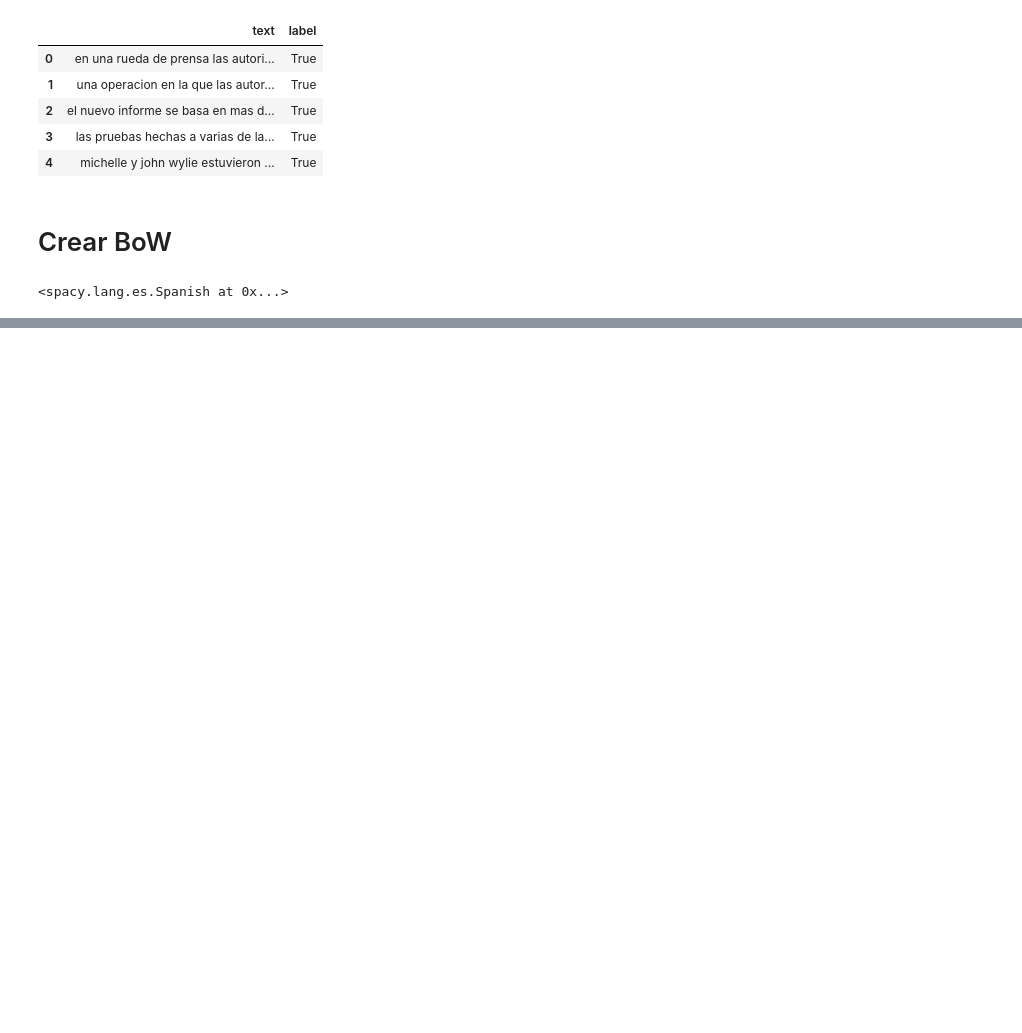
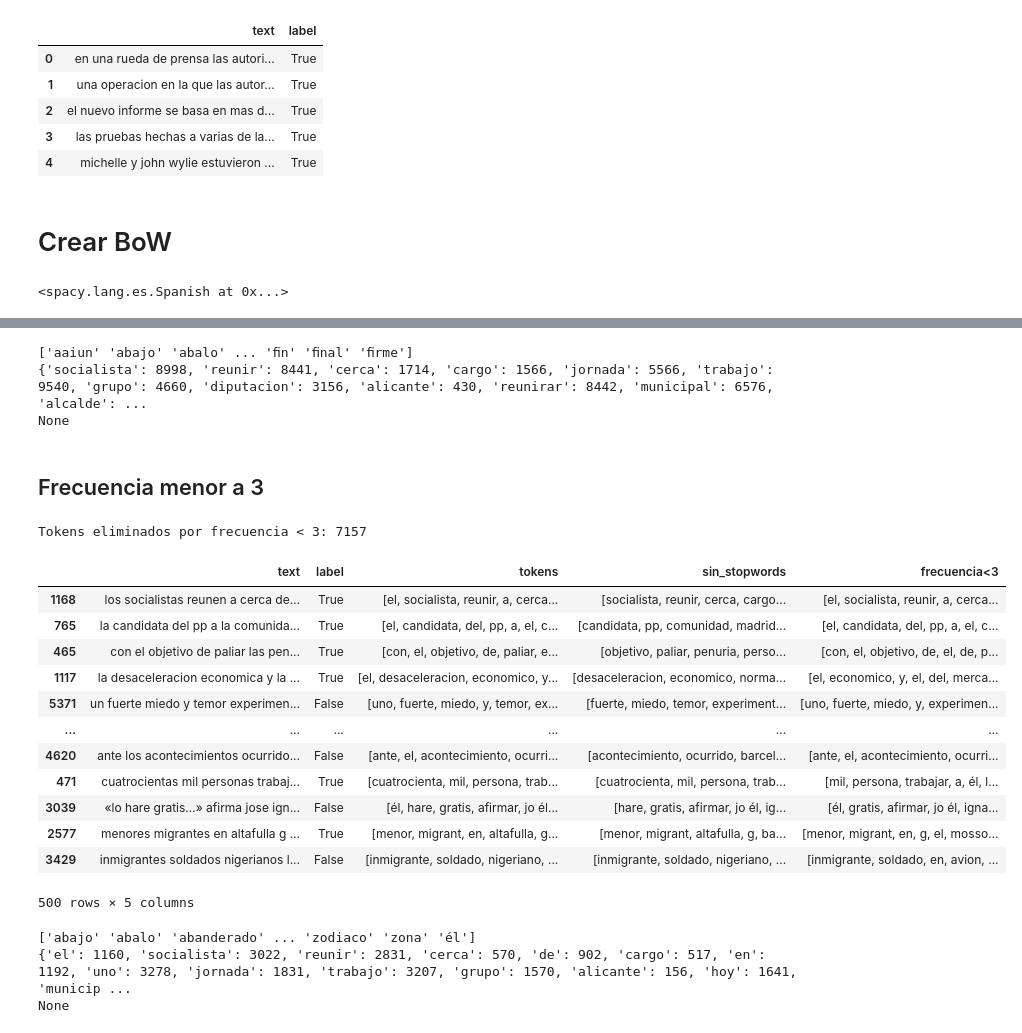
Before and after one commit to AlejandroFeriaGonzalez/SilkNews, a Jupyter notebook: src/notebooks/extraccion_caracteristicas.ipynb, the cells around one changed output, grey strips where cells are left out. Drawn from its saved outputs; the diff is of its cells as text; code cells hidden in the pictures; blank space fills up the shorter version.

```diff
--- a/src/notebooks/extraccion_caracteristicas.ipynb
+++ b/src/notebooks/extraccion_caracteristicas.ipynb
@@ -9,7 +9,13 @@ BASE_DIR
 WindowsPath('C:/Users/Alejandro Feria/Desktop/Unal/8 semestre/pnl/SilkNews')
 # %%
 clean_df = pd.read_csv(f"{BASE_DIR}/src/data/clean_data/noticias_combinadas.csv")
+clean_df['text'] = clean_df['text'].astype(str)
 print(clean_df.shape)
+
+muestra = 500
+muestras_df = clean_df.sample(muestra, random_state=42)
+print(muestras_df.shape)
+
 clean_df.head()
 # %% [output]
 (5568, 2)
@@ -33,0 +39,5 @@ vectorizer = CountVectorizer()
+# %%
+def tokenize(text: str) -> list[str]:
+  return [token.lemma_ for token in nlp(text) if not token.is_punct and not token.is_space]
+
+muestras_df["tokens"] = muestras_df["text"].apply(tokenize)
@@ -33,0 +55,6 @@ vectorizer = CountVectorizer()
+# %%
+def remove_stopwords(tokens: list[str]) -> list[str]:
+  return [token for token in tokens if not nlp.vocab[token].is_stop]
+
+muestras_df["sin_stopwords"] = muestras_df["tokens"].apply(remove_stopwords)
+muestras_df.head()
@@ -33,0 +68,49 @@ vectorizer = CountVectorizer()
+# %%
+countVectorizer_sin_stopwords = CountVectorizer()
+x_bow_sin_stopwords = countVectorizer_sin_stopwords.fit_transform(muestras_df["sin_stopwords"].str.join(sep=" ").to_numpy())
+print(countVectorizer_sin_stopwords.get_feature_names_out())
+# print(x_bow_sin_stopwords.toarray())
+print(print(countVectorizer_sin_stopwords.vocabulary_))
+# %% [output]
+['aaiun' 'abajo' 'abalo' ... 'ﬁn' 'ﬁnal' 'ﬁrme']
+{'socialista': 8998, 'reunir': 8441, 'cerca': 1714, 'cargo': 1566, 'jornada': 5566, 'trabajo': 9540, 'grupo': 4660, 'diputacion': 3156, 'alicante': 430, 'reunirar': 8442, 'municipal': 6576, 'alcalde': ...
+None
+# %% [markdown]
+## Frecuencia menor a 3
+# %%
+import collections
+# si la frencuencia es menos de 3 eliminar palabras
+all_tokens = [token for sublist in muestras_df["tokens"] for token in sublist]
+token_counts = collections.Counter(all_tokens)
+tokens_to_remove = {token for token, count in token_counts.items() if count < 3}
+muestras_df["frecuencia<3"] = muestras_df["tokens"].apply(lambda tokens: [token for token in tokens if token not in tokens_to_remove])
+
+print(f"Tokens eliminados por frecuencia < 3: {len(tokens_to_remove)}")
+# %% [output]
+Tokens eliminados por frecuencia < 3: 7157
+# %%
+muestras_df
+# %% [output]
+|  | text | label | tokens | sin_stopwords | frecuencia<3 |
+| 1168 | los socialistas reunen a cerca de... | True | [el, socialista, reunir, a, cerca... | [socialista, reunir, cerca, cargo... | [el, socialista, reunir, a, cerca... |
+| 765 | la candidata del pp a la comunida... | True | [el, candidata, del, pp, a, el, c... | [candidata, pp, comunidad, madrid... | [el, candidata, del, pp, a, el, c... |
+| 465 | con el objetivo de paliar las pen... | True | [con, el, objetivo, de, paliar, e... | [objetivo, paliar, penuria, perso... | [con, el, objetivo, de, el, de, p... |
+| 1117 | la desaceleracion economica y la ... | True | [el, desaceleracion, economico, y... | [desaceleracion, economico, norma... | [el, economico, y, el, del, merca... |
+| 5371 | un fuerte miedo y temor experimen... | False | [uno, fuerte, miedo, y, temor, ex... | [fuerte, miedo, temor, experiment... | [uno, fuerte, miedo, y, experimen... |
+| ... | ... | ... | ... | ... | ... |
+| 4620 | ante los acontecimientos ocurrido... | False | [ante, el, acontecimiento, ocurri... | [acontecimiento, ocurrido, barcel... | [ante, el, acontecimiento, ocurri... |
+| 471 | cuatrocientas mil personas trabaj... | True | [cuatrocienta, mil, persona, trab... | [cuatrocienta, mil, persona, trab... | [mil, persona, trabajar, a, él, l... |
+| 3039 | «lo hare gratis…» afirma jose ign... | False | [él, hare, gratis, afirmar, jo él... | [hare, gratis, afirmar, jo él, ig... | [él, gratis, afirmar, jo él, igna... |
+| 2577 | menores migrantes en altafulla g ... | True | [menor, migrant, en, altafulla, g... | [menor, migrant, altafulla, g, ba... | [menor, migrant, en, g, el, mosso... |
+| 3429 | inmigrantes soldados nigerianos l... | False | [inmigrante, soldado, nigeriano, ... | [inmigrante, soldado, nigeriano, ... | [inmigrante, soldado, en, avion, ... |
+500 rows × 5 columns
+# %%
+# si la frencuencia es menos de 3 eliminar
+countVectorizer_frecuencia = CountVectorizer()
+x_bow_frecuencia = countVectorizer_frecuencia.fit_transform(muestras_df["frecuencia<3"].str.join(sep=" ").to_numpy())
+print(countVectorizer_frecuencia.get_feature_names_out())
+print(print(countVectorizer_frecuencia.vocabulary_))
+# %% [output]
+['abajo' 'abalo' 'abanderado' ... 'zodiaco' 'zona' 'él']
+{'el': 1160, 'socialista': 3022, 'reunir': 2831, 'cerca': 570, 'de': 902, 'cargo': 517, 'en': 1192, 'uno': 3278, 'jornada': 1831, 'trabajo': 3207, 'grupo': 1570, 'alicante': 156, 'hoy': 1641, 'municip ...
+None
```
Also changed, not shown: parts of 5 cells of this notebook.
